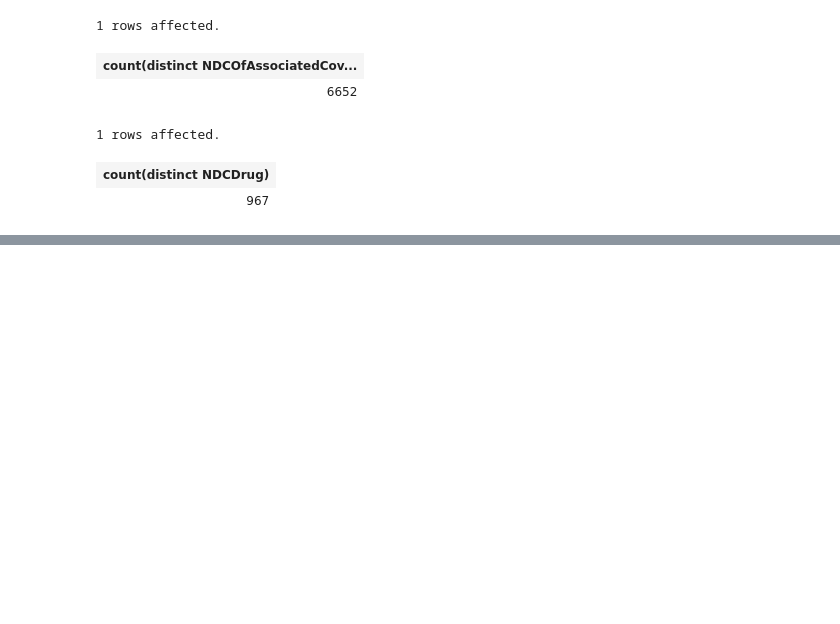
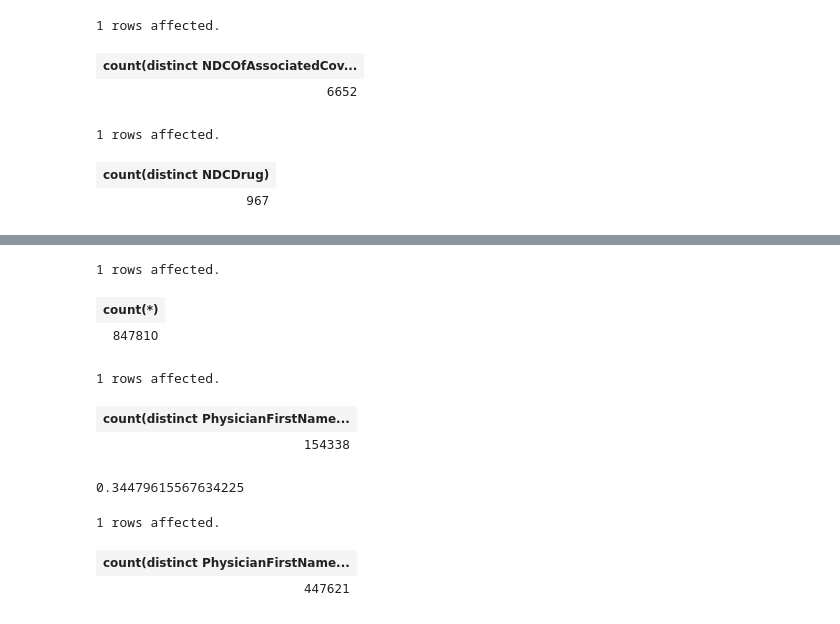
Before and after one commit to mmarks13/w209-final, a Jupyter notebook: notebooks/Struong_160404_OPJoin.ipynb, the cells around one changed output, grey strips where cells are left out. Saved outputs shown, nothing was run; the diff lists cells and outputs as text; code cells hidden in the pictures; blank space fills up the shorter version.

```diff
--- a/notebooks/Struong_160404_OPJoin.ipynb
+++ b/notebooks/Struong_160404_OPJoin.ipynb
@@ -614,0 +727,25 @@ select count(distinct NDCDrug)  from PartDPrescriberDrugData_Aggregated ;
+# %%
+%%sql
+select  count(*) from OpenPaymentPrescrJoin6 where not(isnull(RecipientZipShort)) and not(isnull(ProviderZip));
+# %% [output]
+1 rows affected.
+| count(*) |
+| 847810 |
+# %%
+%%sql
+select  count(distinct PhysicianFirstName,PhysicianLastName ) from OpenPaymentPrescrJoin6 where not(isnull(RecipientZipShort)) and not(isnull(ProviderZip));
+# %% [output]
+1 rows affected.
+| count(distinct PhysicianFirstName... |
+| 154338 |
+# %%
+154338/447621.0
+# %% [output]
+0.34479615567634225
+# %%
+%%sql
+select  count(distinct PhysicianFirstName,PhysicianLastName ) from PaymentDetailGeneralALL_Aggregated
+# %% [output]
+1 rows affected.
+| count(distinct PhysicianFirstName... |
+| 447621 |
```
Also changed, not shown: parts of 12 cells of this notebook, 12 other files.
